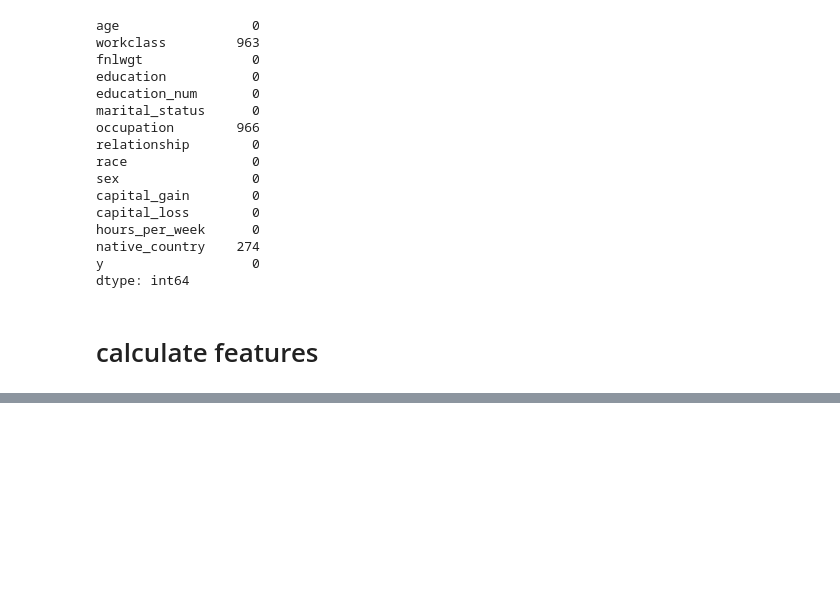
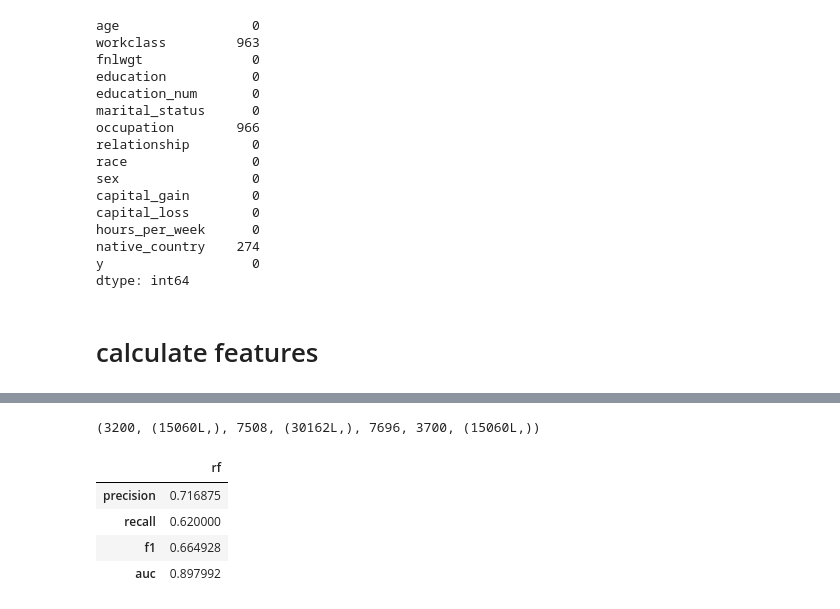
Before and after one commit to betterenvi/ml-proj1, a Jupyter notebook: proj1.ipynb, the cells around one changed output, grey strips where cells are left out. Saved outputs shown, nothing was run; the diff lists cells and outputs as text; code cells hidden in the pictures; blank space fills up the shorter version.

```diff
--- a/proj1.ipynb
+++ b/proj1.ipynb
@@ -207,5 +196,5 @@ Index([u'age', u'fnlwgt', u'education_num', u'capital_gain', u'capital_loss',
 # %%
-rf = RandomForestClassifier()
+rf = RandomForestClassifier(n_estimators=100, n_jobs=-1)
 # %%
 rf.fit(dat, y)
 # %% [output]
@@ -216,4 +205,7 @@ RandomForestClassifier(bootstrap=True, class_weight=None, criterion='gini',
             oob_score=False, random_state=None, verbose=0,
             warm_start=False)
+# %%
+py_prob = rf.predict_proba(tdat)[:, 1]
+py_p = py_prob >= np.percentile(py_prob, 100*(1 - sum(y)*1.0/y.shape ) )
 # %%
-py = rf.predict_proba(tdat)
+py = rf.predict(tdat)
@@ -224,0 +222,4 @@ Categories (3, object): [(-0.009, 3] < (3, 6] < (6, 9]]
+# %%
+sum(py), py.shape, sum(y), y.shape, sum(py_p), sum(ty), ty.shape
+# %% [output]
+(3200, (15060L,), 7508, (30162L,), 7696, 3700, (15060L,))
@@ -225,2 +228,10 @@ Categories (3, object): [(-0.009, 3] < (3, 6] < (6, 9]]
+# %%
+scores
+# %% [output]
+|  | rf |
+| precision | 0.716875 |
+| recall | 0.620000 |
+| f1 | 0.664928 |
+| auc | 0.897992 |
 # %%
 dt = DecisionTreeClassifier()
```
Also changed, not shown: parts of 32 cells of this notebook.
